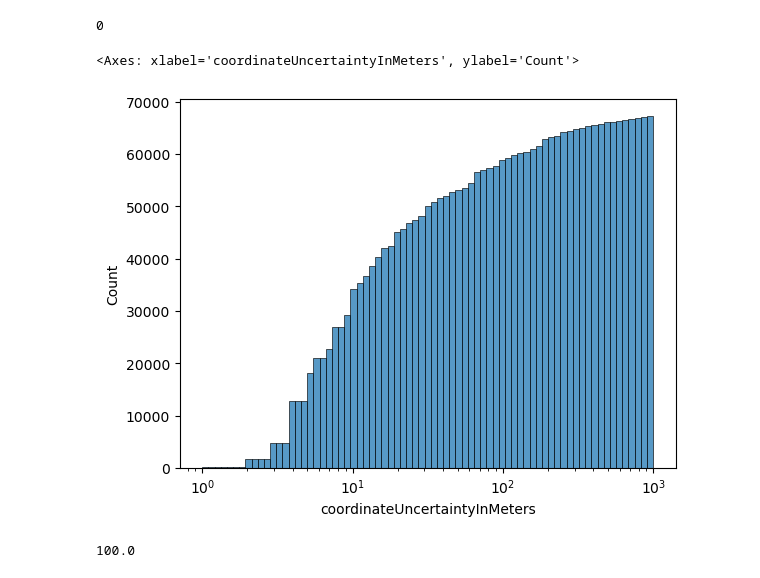
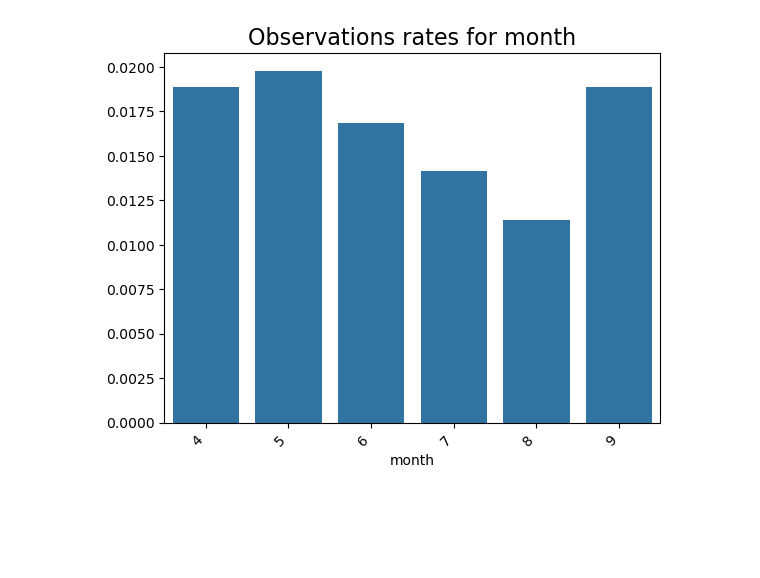
Before and after one commit to etiennegodin/CScorer, a Jupyter notebook: notebooks/preprocess/matched_gbif_eda.ipynb, the cells around one changed output. Saved outputs shown, nothing was run; the diff lists cells and outputs as text; code cells hidden in the pictures; blank space fills up the shorter version.

Commit message:
eda from matched dataset

```diff
--- a/notebooks/preprocess/matched_gbif_eda.ipynb
+++ b/notebooks/preprocess/matched_gbif_eda.ipynb
@@ -1,6 +1,22 @@
 # %%
 import duckdb
 import pandas as pd
+import geopandas as gpd
 import numpy as np
 import seaborn as sns
+import matplotlib.pyplot as plt
+from Cscorer.utils.core import convert_df_to_gdf
 path = "/home/manat/projects/CScorer/work/dev/data/data.duckdb"
+target = 'expert_match'
+# %%
+def plot_cat_rate(df, cat_col, target = target):
+    output = "/home/manat/projects/CScorer/work/dev/data/eda"
+    rates = (
+        df.groupby(cat_col)[target]
+        .mean()
+        .sort_values()
+    )
+    sns.barplot(x=rates.index[:20], y=rates.values[:20])
+    plt.xticks(rotation=45, ha='right')   # or rotation=60, ha='right'
+    plt.title(f"Observations rates for {cat_col}", fontsize=16)
+    plt.savefig(f"{output}/{cat_col}_target_rates.jpg")
@@ -7,5 +28,5 @@ path = "/home/manat/projects/CScorer/work/dev/data/data.duckdb"
 # %%
 con = duckdb.connect(path)
-df = con.execute("""SELECT* FROM preprocessed.matchedGbif""" ).df()
+df = con.execute("""SELECT* FROM preprocessed.citizen_matched""" ).df()
 df = df.drop(columns= 'geom')
 con.close()
@@ -78,15 +65,4 @@ dtype: int64
-# %%
-df.duplicated().sum()
-#df.drop_duplicates(inplace= True)
-# %% [output]
-0
 # %%
-sns.histplot( df, x = 'coordinateUncertaintyInMeters', log_scale= True, cumulative=True)
+plot_cat_rate(df, 'month')
 # %% [output]
-<Axes: xlabel='coordinateUncertaintyInMeters', ylabel='Count'>
-[figure, old version]
+[figure, new version]
-# %%
-q3 = df['coordinateUncertaintyInMeters'].quantile(0.90)
-print(q3)
-# %% [output]
-100.0
```
Also changed, not shown: parts of 18 cells of this notebook, 2 other files.
